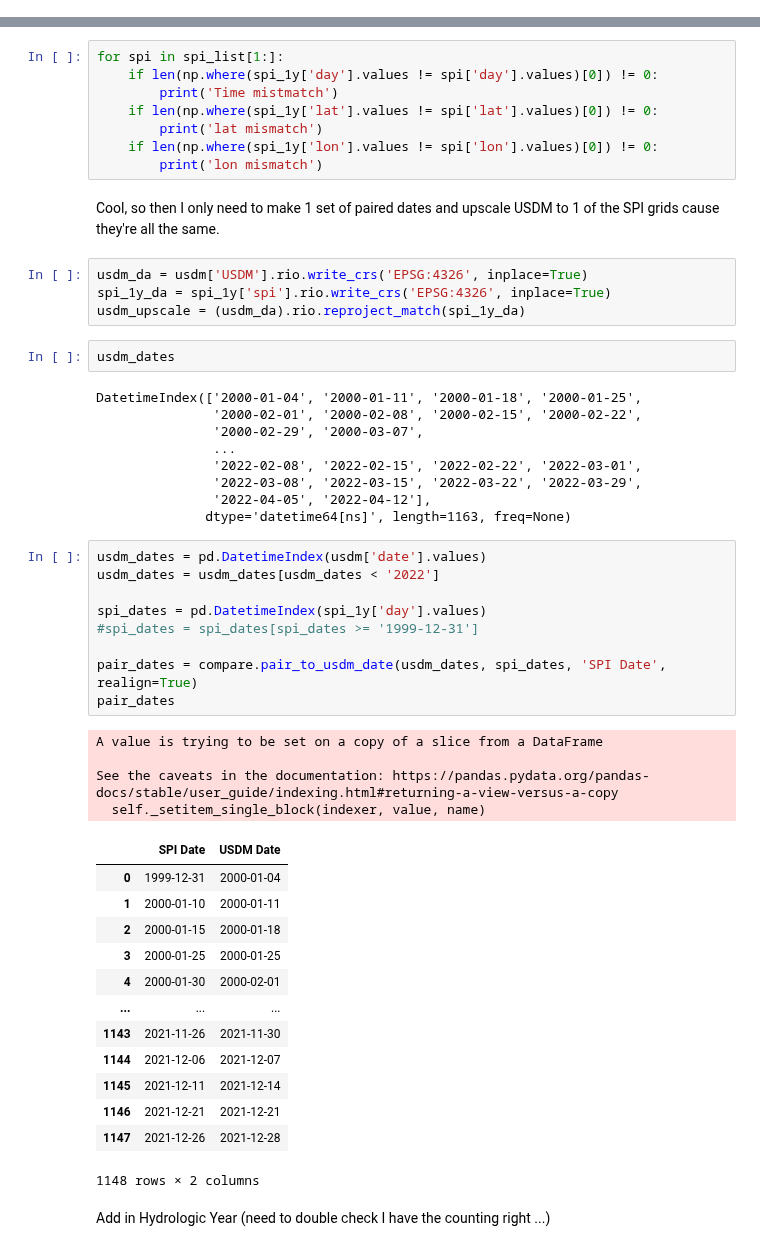
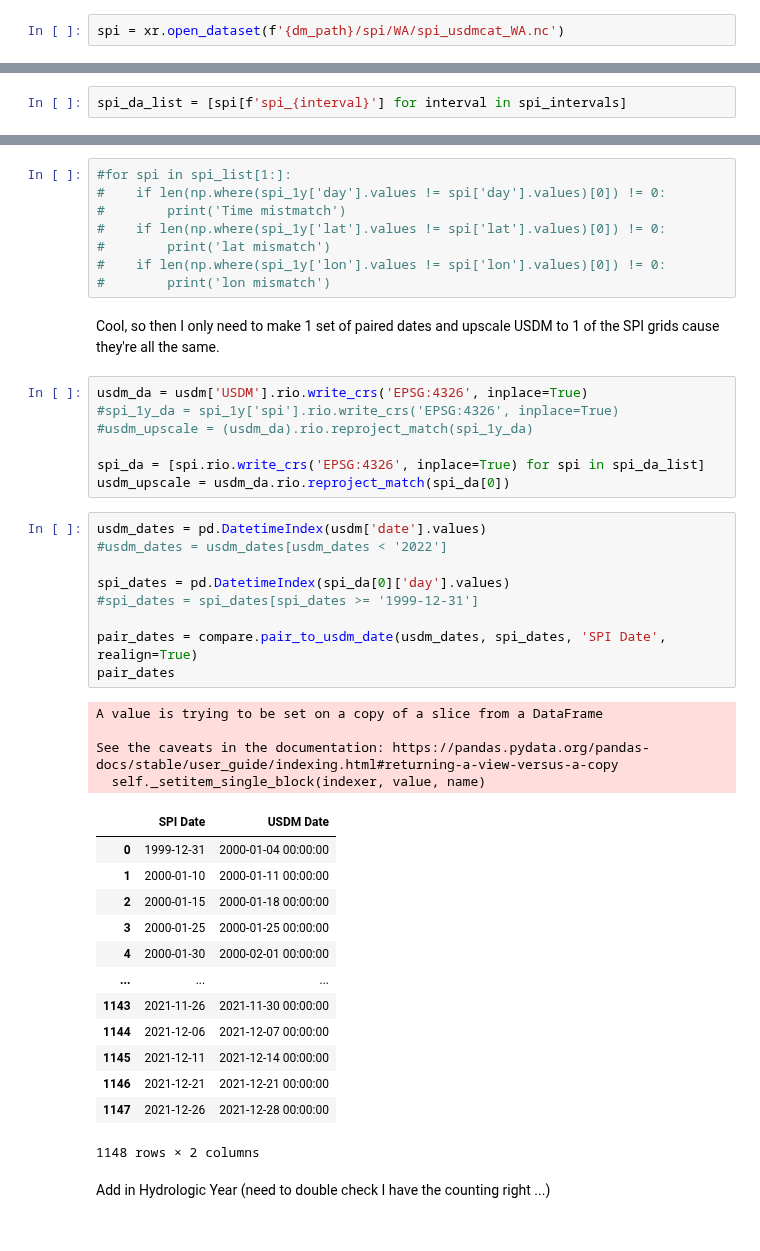
Before and after one commit to UW-Hydro/drought_impact, a Jupyter notebook: notebooks/analysis/usdm_spi_compare.ipynb, the cells around one changed output, grey strips where cells are left out. Saved outputs shown, nothing was run; the diff lists cells and outputs as text.

```diff
--- a/notebooks/analysis/usdm_spi_compare.ipynb
+++ b/notebooks/analysis/usdm_spi_compare.ipynb
@@ -28 +33,3 @@ Load in data
+# %%
+spi = xr.open_dataset(f'{dm_path}/spi/WA/spi_usdmcat_WA.nc')
 # %%
@@ -43,56 +48,50 @@ spi_intervals = ['1y', '2y', '5y', '14d', '30d', '90d', '180d', '270d']
+# %%
+spi_da_list = [spi[f'spi_{interval}'] for interval in spi_intervals]
 # %% [markdown]
 Check if SPI dates and coordinates all match
 # %%
-for spi in spi_list[1:]:
-    if len(np.where(spi_1y['day'].values != spi['day'].values)[0]) != 0:
-        print('Time mistmatch')
-    if len(np.where(spi_1y['lat'].values != spi['lat'].values)[0]) != 0:
-        print('lat mismatch')
-    if len(np.where(spi_1y['lon'].values != spi['lon'].values)[0]) != 0:
-        print('lon mismatch')
+#for spi in spi_list[1:]:
+#    if len(np.where(spi_1y['day'].values != spi['day'].values)[0]) != 0:
+#        print('Time mistmatch')
+#    if len(np.where(spi_1y['lat'].values != spi['lat'].values)[0]) != 0:
+#        print('lat mismatch')
+#    if len(np.where(spi_1y['lon'].values != spi['lon'].values)[0]) != 0:
+#        print('lon mismatch')
 # %% [markdown]
 Cool, so then I only need to make 1 set of paired dates and upscale USDM to 1 of the SPI grids cause they're all the same.
 # %%
 usdm_da = usdm['USDM'].rio.write_crs('EPSG:4326', inplace=True)
-spi_1y_da = spi_1y['spi'].rio.write_crs('EPSG:4326', inplace=True)
-usdm_upscale = (usdm_da).rio.reproject_match(spi_1y_da)
+#spi_1y_da = spi_1y['spi'].rio.write_crs('EPSG:4326', inplace=True)
+#usdm_upscale = (usdm_da).rio.reproject_match(spi_1y_da)
+
+spi_da = [spi.rio.write_crs('EPSG:4326', inplace=True) for spi in spi_da_list]
+usdm_upscale = usdm_da.rio.reproject_match(spi_da[0])
-# %%
-usdm_dates
-# %% [output]
-DatetimeIndex(['2000-01-04', '2000-01-11', '2000-01-18', '2000-01-25',
-               '2000-02-01', '2000-02-08', '2000-02-15', '2000-02-22',
-               '2000-02-29', '2000-03-07',
-               ...
-               '2022-02-08', '2022-02-15', '2022-02-22', '2022-03-01',
-               '2022-03-08', '2022-03-15', '2022-03-22', '2022-03-29',
-               '2022-04-05', '2022-04-12'],
-              dtype='datetime64[ns]', length=1163, freq=None)
 # %%
 usdm_dates = pd.DatetimeIndex(usdm['date'].values)
-usdm_dates = usdm_dates[usdm_dates < '2022']
+#usdm_dates = usdm_dates[usdm_dates < '2022']
 
-spi_dates = pd.DatetimeIndex(spi_1y['day'].values)
+spi_dates = pd.DatetimeIndex(spi_da[0]['day'].values)
 #spi_dates = spi_dates[spi_dates >= '1999-12-31']
 
 pair_dates = compare.pair_to_usdm_date(usdm_dates, spi_dates, 'SPI Date', realign=True)
 pair_dates
 # %% [output]
 A value is trying to be set on a copy of a slice from a DataFrame
 
 See the caveats in the documentation: https://pandas.pydata.org/pandas-docs/stable/user_guide/indexing.html#returning-a-view-versus-a-copy
   self._setitem_single_block(indexer, value, name)
 |  | SPI Date | USDM Date |
-| 0 | 1999-12-31 | 2000-01-04 |
-| 1 | 2000-01-10 | 2000-01-11 |
-| 2 | 2000-01-15 | 2000-01-18 |
-| 3 | 2000-01-25 | 2000-01-25 |
-| 4 | 2000-01-30 | 2000-02-01 |
+| 0 | 1999-12-31 | 2000-01-04 00:00:00 |
+| 1 | 2000-01-10 | 2000-01-11 00:00:00 |
+| 2 | 2000-01-15 | 2000-01-18 00:00:00 |
+| 3 | 2000-01-25 | 2000-01-25 00:00:00 |
+| 4 | 2000-01-30 | 2000-02-01 00:00:00 |
 | ... | ... | ... |
-| 1143 | 2021-11-26 | 2021-11-30 |
-| 1144 | 2021-12-06 | 2021-12-07 |
-| 1145 | 2021-12-11 | 2021-12-14 |
-| 1146 | 2021-12-21 | 2021-12-21 |
-| 1147 | 2021-12-26 | 2021-12-28 |
+| 1143 | 2021-11-26 | 2021-11-30 00:00:00 |
+| 1144 | 2021-12-06 | 2021-12-07 00:00:00 |
+| 1145 | 2021-12-11 | 2021-12-14 00:00:00 |
+| 1146 | 2021-12-21 | 2021-12-21 00:00:00 |
+| 1147 | 2021-12-26 | 2021-12-28 00:00:00 |
 1148 rows × 2 columns
 # %% [markdown]
 Add in Hydrologic Year (need to double check I have the counting right ...)
```
Also changed, not shown: parts of 20 cells of this notebook, 1 other file.
